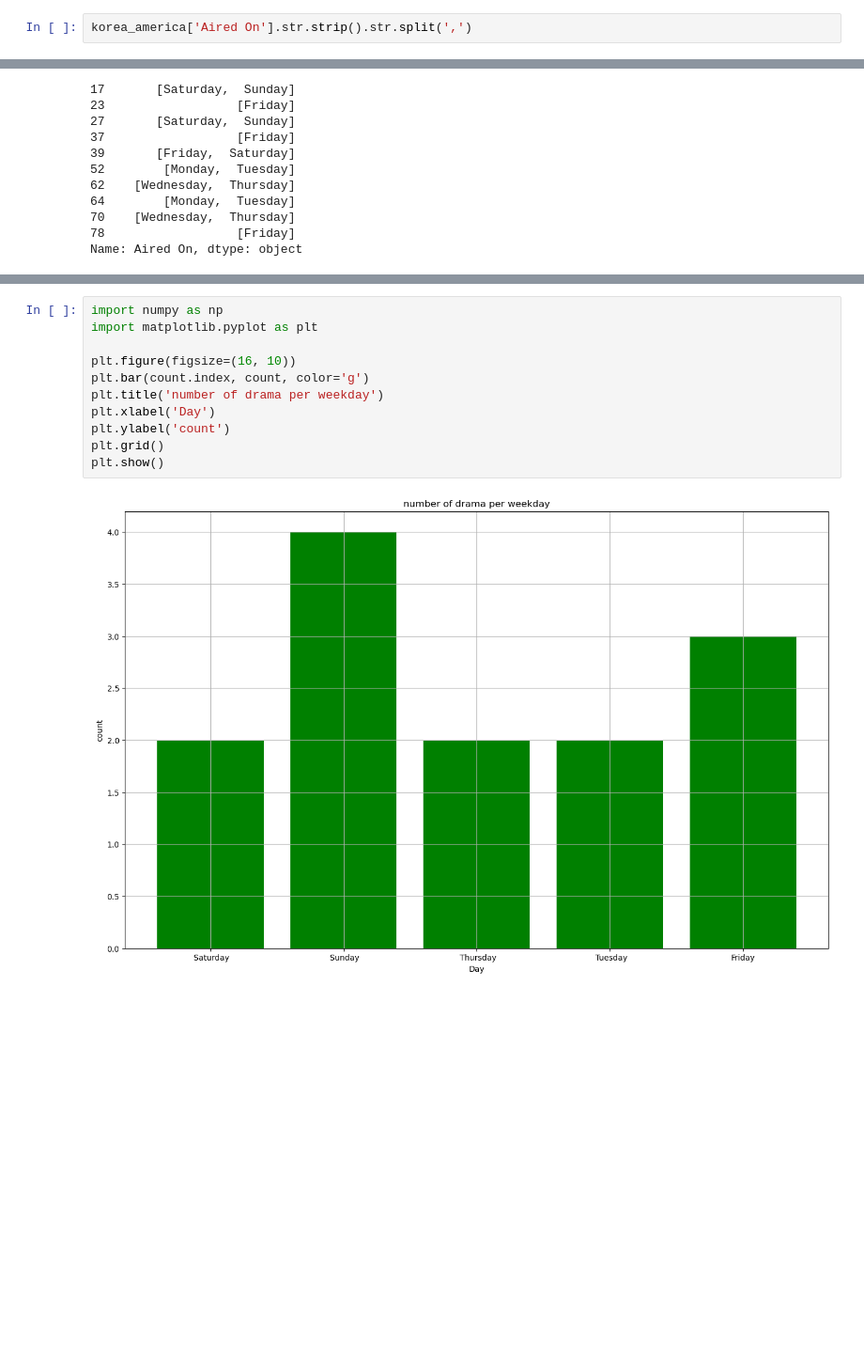
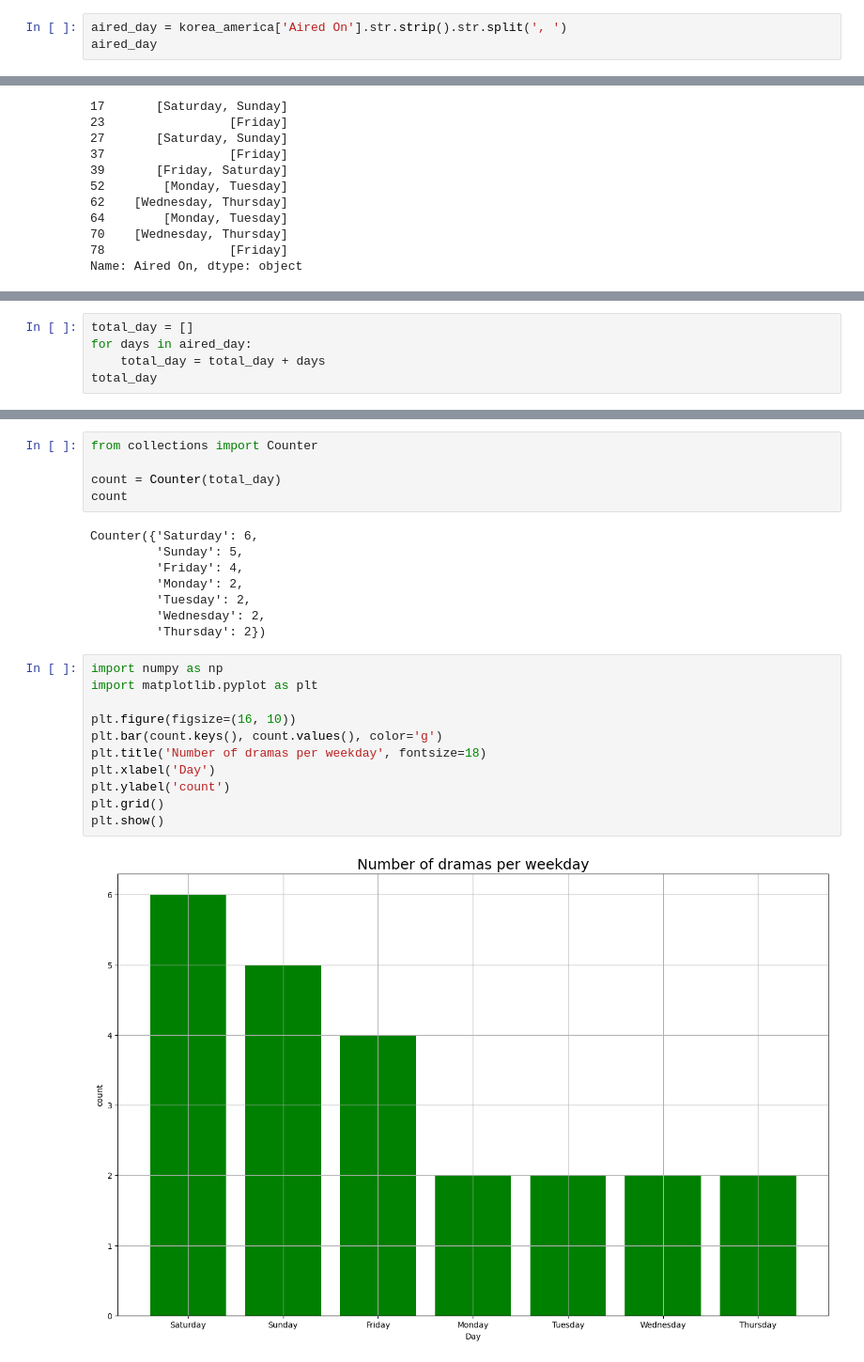
Before and after one commit to dglee6257/Dataprocessing, a Jupyter notebook: challenge.ipynb, the cells around one changed output, grey strips where cells are left out. Shown at 94% size. Cells and saved outputs as stored; diff of their text form; blank space fills up the shorter version.

```diff
--- a/challenge.ipynb
+++ b/challenge.ipynb
@@ -36,5 +36,6 @@ korea_america
 | 70 | My Love from the Star | 2013 | Dec 18, 2013 - Feb 27, 2014 | Wednesday, Thursday | 21 | SBS | 58 min. | 15+ - Teens 15 or older | ... |
 | 78 | Squid Game | 2021 | Sep 17, 2021 | Friday | 9 | Netflix | 60 min. | 18+ Restricted (violence & profan... | ... |
 # %%
-korea_america['Aired On'].str.strip().str.split(',')
+aired_day = korea_america['Aired On'].str.strip().str.split(', ')
+aired_day
 # %% [output]
@@ -105,0 +56,5 @@ dtype: int64
+# %%
+total_day = []
+for days in aired_day:
+    total_day = total_day + days
+total_day
@@ -106,13 +79,26 @@ dtype: int64
+# %%
+from collections import Counter
+
+count = Counter(total_day)
+count
+# %% [output]
+Counter({'Saturday': 6,
+         'Sunday': 5,
+         'Friday': 4,
+         'Monday': 2,
+         'Tuesday': 2,
+         'Wednesday': 2,
+         'Thursday': 2})
 # %%
 import numpy as np
 import matplotlib.pyplot as plt
 
 plt.figure(figsize=(16, 10))
-plt.bar(count.index, count, color='g')
-plt.title('number of drama per weekday')
+plt.bar(count.keys(), count.values(), color='g')
+plt.title('Number of dramas per weekday', fontsize=18)
 plt.xlabel('Day')
 plt.ylabel('count')
 plt.grid()
 plt.show()
 # %% [output]
-[figure, old version]
+[figure, new version]
```
Also changed, not shown: parts of 4 cells of this notebook.
